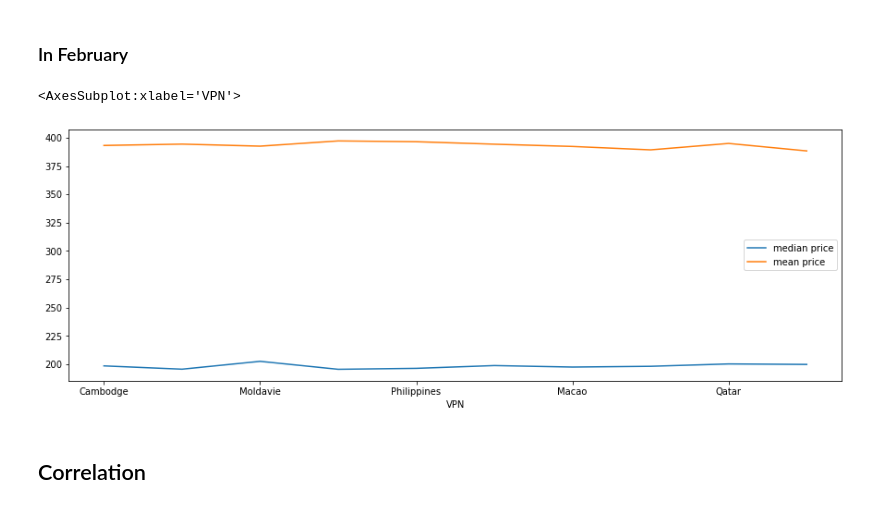
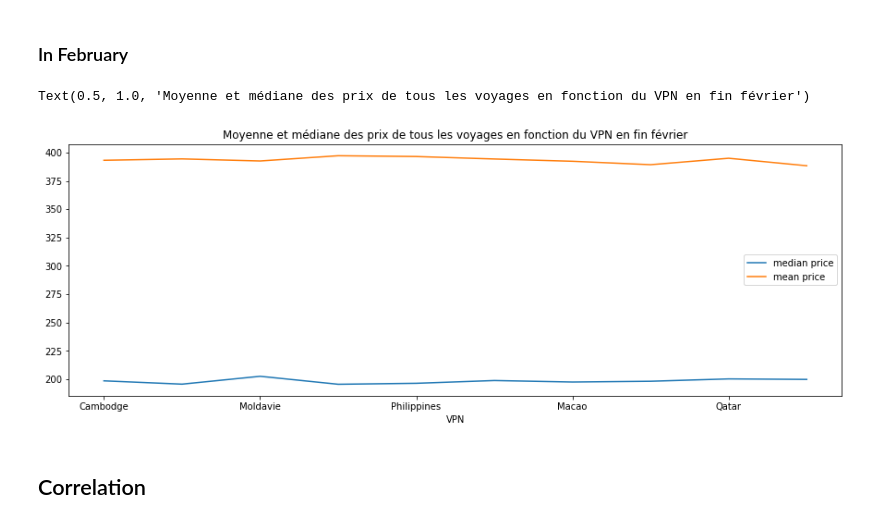
Before and after one commit to bebeyoul/Plane_ticket_price, a Jupyter notebook: analyse_de_donnees.ipynb, the cells around one changed output. Drawn from its saved outputs; the diff is of its cells as text; code cells hidden in the pictures.

```diff
--- a/analyse_de_donnees.ipynb
+++ b/analyse_de_donnees.ipynb
@@ -438,9 +439,11 @@ df_median_by_vpn_feb.sort_values(by='PIB par habitant (€)', inplace=True)
 # %%
 # create a histogram of the median price and mean price depending on the same VPN
 df_median_by_vpn_feb.plot(x="VPN", y=["median price", "mean price"], figsize=(15, 5))
+# add the title
+plt.title("Moyenne et médiane des prix de tous les voyages en fonction du VPN en fin février")
 # %% [output]
-<AxesSubplot:xlabel='VPN'>
+Text(0.5, 1.0, 'Moyenne et médiane des prix de tous les voyages en fonction du VPN en fin février')
-[figure, old version]
+[figure, new version]
 # %% [markdown]
 ## Correlation
 # %%
```
Also changed, not shown: parts of 1 cell of this notebook.
